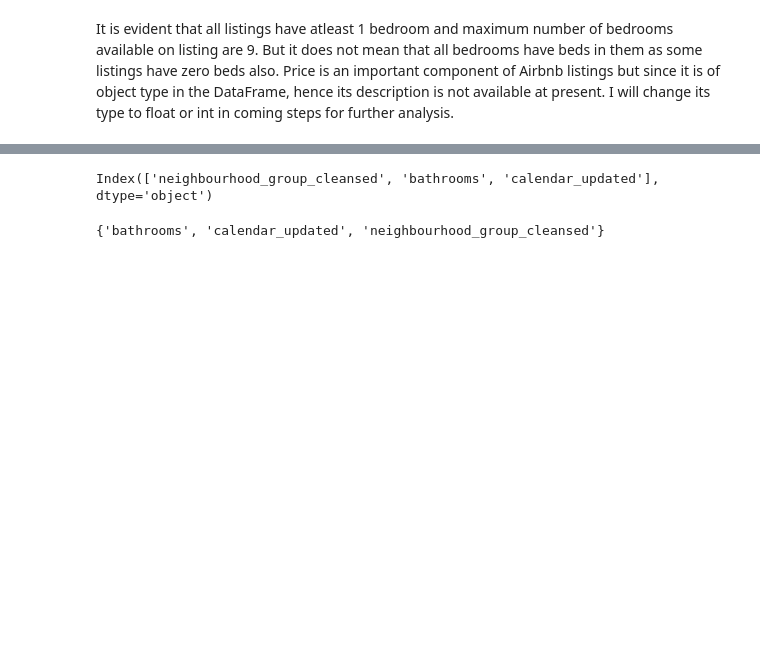
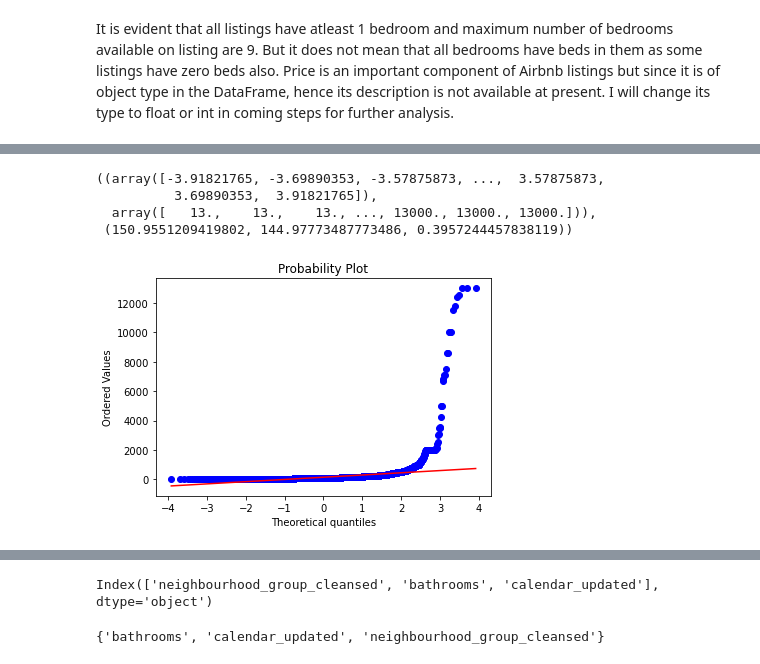
Before and after one commit to GKPSingh/Toronto-Airbnb, a Jupyter notebook: Data-Wrangling.ipynb, the cells around one changed output, grey strips where cells are left out. Saved outputs shown, nothing was run; the diff lists cells and outputs as text; code cells hidden in the pictures; blank space fills up the shorter version.

```diff
--- a/Data-Wrangling.ipynb
+++ b/Data-Wrangling.ipynb
@@ -80,0 +143,9 @@ at present. I will change its type to float or int in coming steps for further a
+# %%
+# Drawing probability plot of price column
+stats.probplot(df['price'], dist='norm', plot=pylab)
+# %% [output]
+((array([-3.91821765, -3.69890353, -3.57875873, ...,  3.57875873,
+          3.69890353,  3.91821765]),
+  array([   13.,    13.,    13., ..., 13000., 13000., 13000.])),
+ (150.9551209419802, 144.97773487773486, 0.3957244457838119))
+[figure, added]
```
Also changed, not shown: parts of 27 cells of this notebook.
